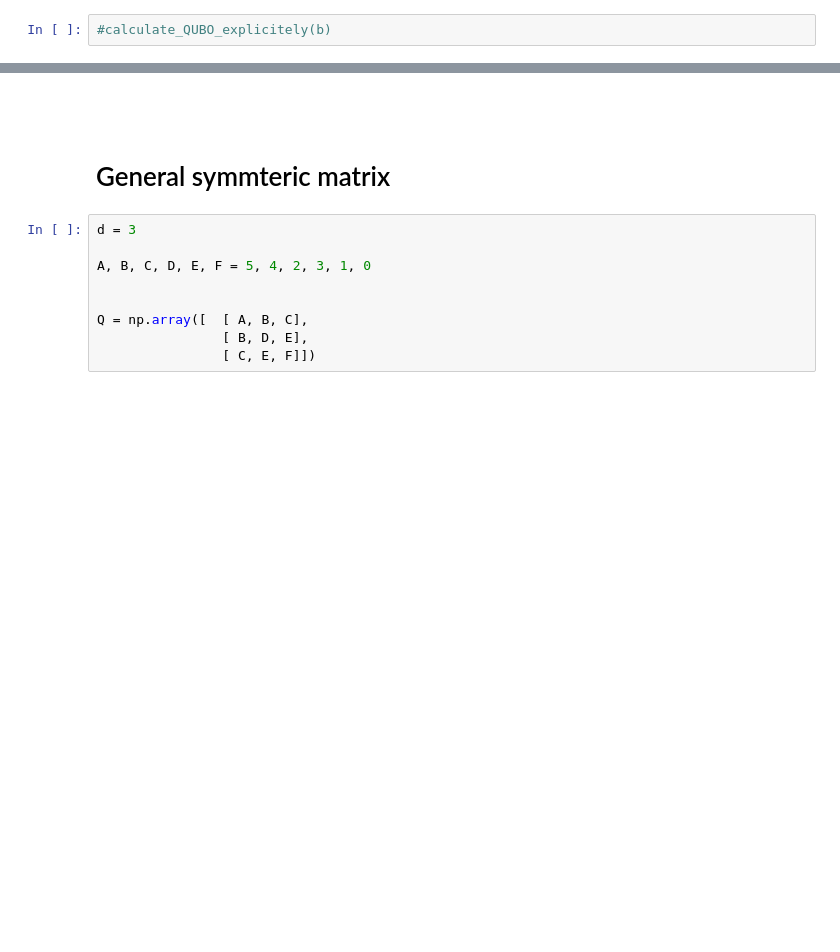
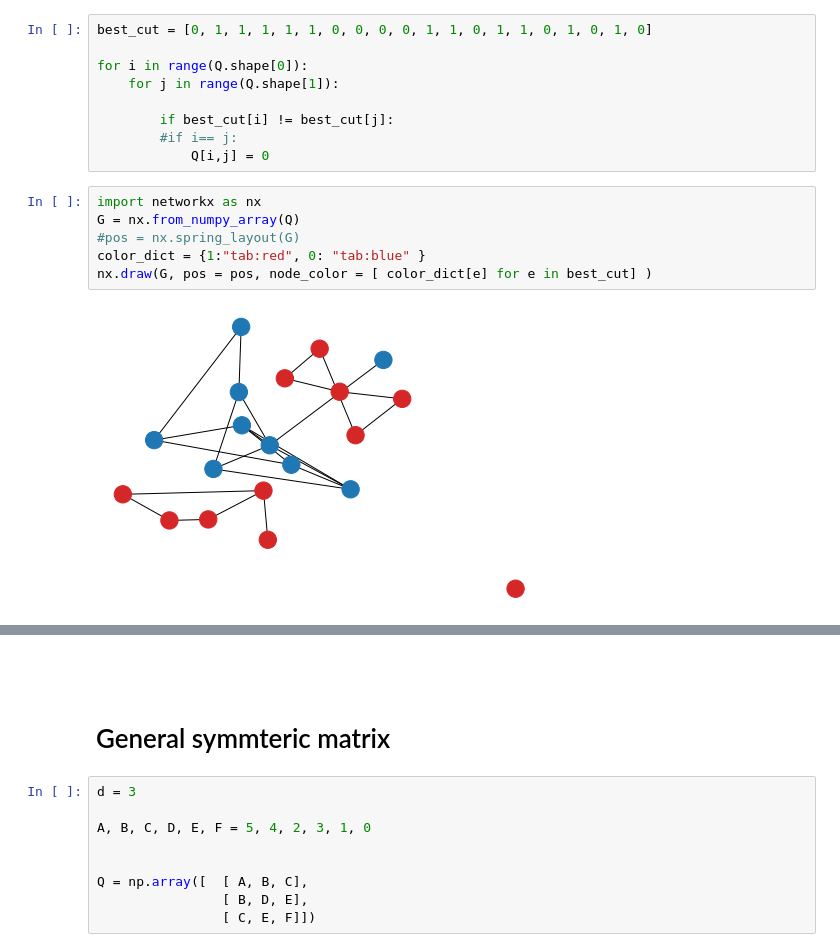
Before and after one commit to Balint831/SciMod, a Jupyter notebook: project/src/main.ipynb, the cells around one changed output, grey strips where cells are left out. Drawn from its saved outputs; the diff is of its cells as text; blank space fills up the shorter version.

```diff
--- a/project/src/main.ipynb
+++ b/project/src/main.ipynb
@@ -30,2 +53,17 @@ b_symm = (b + b.T)/2
-# %%
-#calculate_QUBO_explicitely(b)
+# %%
+best_cut = [0, 1, 1, 1, 1, 1, 0, 0, 0, 0, 1, 1, 0, 1, 1, 0, 1, 0, 1, 0]
+
+for i in range(Q.shape[0]):
+    for j in range(Q.shape[1]):
+
+        if best_cut[i] != best_cut[j]:
+        #if i== j:
+            Q[i,j] = 0
+# %%
+import networkx as nx
+G = nx.from_numpy_array(Q)
+#pos = nx.spring_layout(G)
+color_dict = {1:"tab:red", 0: "tab:blue" }
+nx.draw(G, pos = pos, node_color = [ color_dict[e] for e in best_cut] )
+# %% [output]
+[figure, added]
```
Also changed, not shown: parts of 27 cells of this notebook, 11 other files.
